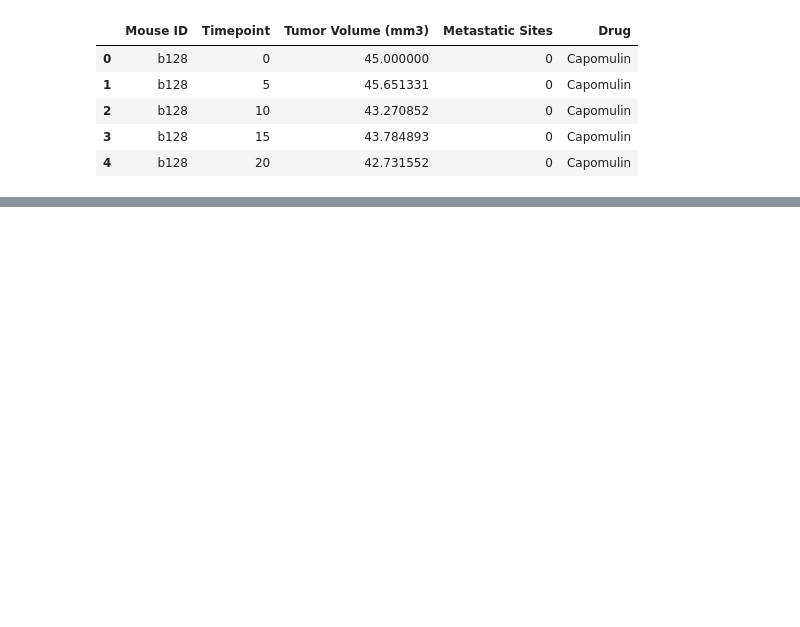
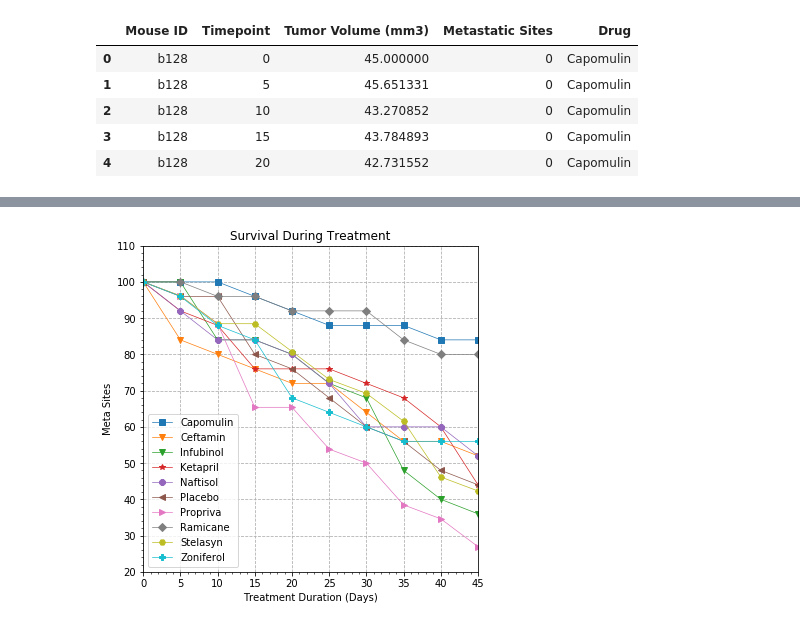
Before and after one commit to monicam85/matplotlib_hw5, a Jupyter notebook: Pymaceuticals.ipynb, the cells around one changed output, grey strips where cells are left out. Cells and saved outputs as stored; diff of their text form; code cells hidden in the pictures; blank space fills up the shorter version.

```diff
--- a/Pymaceuticals.ipynb
+++ b/Pymaceuticals.ipynb
@@ -90,0 +164,6 @@ clinical_trial.pivot_table(clinical_trial,index='Timepoint',columns=['Drug'])
+# %%
+sur_resp=clinical_trial.drop(['Tumor Volume (mm3)', 'Metastatic Sites'],
+                               axis=1).groupby(['Drug','Timepoint']
+                                              ).count()
+sur_resp.head(5)
+#clinical_trial['Mouse ID']
@@ -90,0 +178,4 @@ clinical_trial.pivot_table(clinical_trial,index='Timepoint',columns=['Drug'])
+# %%
+pvt_sur_resp=sur_resp.pivot_table(sur_resp,index='Timepoint',columns=['Drug'])
+pvt_sur_resp=pvt_sur_resp.xs('Mouse ID', axis=1)
+pvt_sur_resp.head()
@@ -90,0 +190,23 @@ clinical_trial.pivot_table(clinical_trial,index='Timepoint',columns=['Drug'])
+# %%
+fig, ax=plt.subplots(figsize=(6,6), linewidth=0.1)
+ax.set_ylabel('Meta Sites')
+ax.set_xlabel('Treatment Duration (Days)')
+ax.set_title('Survival During Treatment')
+ax.minorticks_on()
+ax.set_xlim(0, 45)
+ax.set_ylim(20,110)
+ax.grid(True,linestyle='dashed')
+m=0
+for col in pvt_sur_resp.columns:
+    try:
+        ms= markers[i]; i=i+1
+    except:
+        i=0
+
+    sem=[s.sem() for s in [pvt_sur_resp[col]]]
+    ax.plot(pvt_sur_resp.index,((pvt_sur_resp[col]/pvt_sur_resp[col][0])*100),
+                marker=ms, linewidth=0.7 )
+plt.legend(loc=3)
+plt.show()
+# %% [output]
+[figure, added]
```
Also changed, not shown: parts of 19 cells of this notebook.
